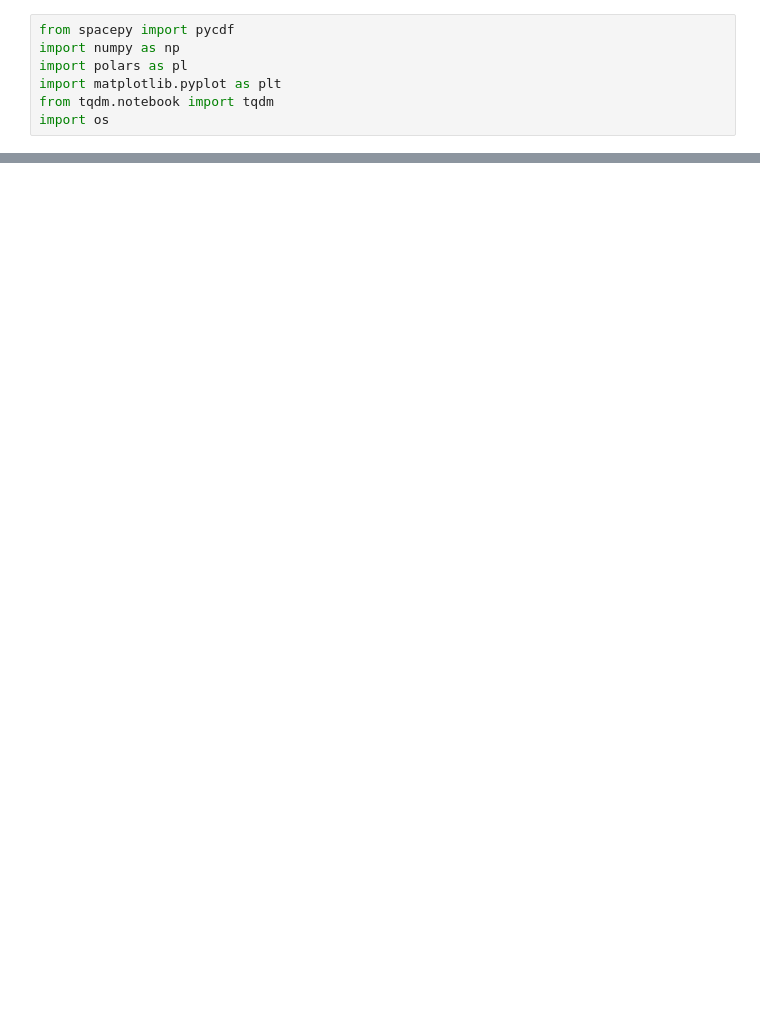
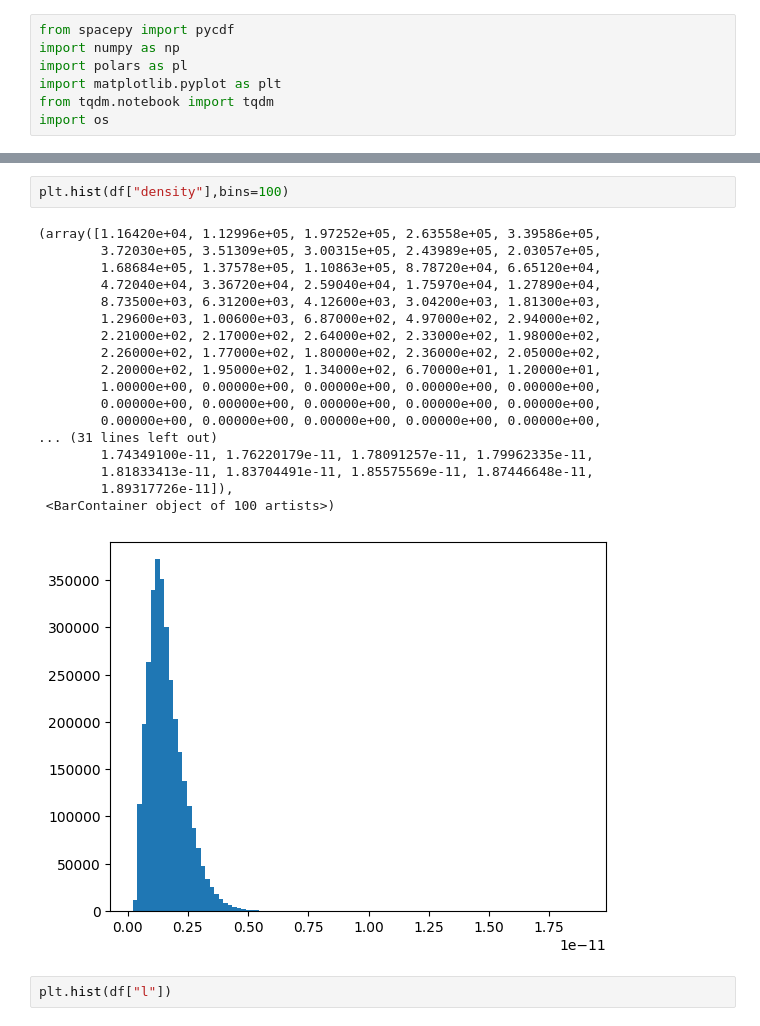
Before and after one commit to mrpatrick1991/perceptive_techeval, a Jupyter notebook: notebooks/model.ipynb, the cells around one changed output, grey strips where cells are left out. Saved outputs shown, nothing was run; the diff lists cells and outputs as text; blank space fills up the shorter version.

```diff
--- a/notebooks/model.ipynb
+++ b/notebooks/model.ipynb
@@ -206,0 +193,23 @@ R² Score: -5.533057789719464e-09
+# %%
+plt.hist(df["density"],bins=100)
+# %% [output]
+(array([1.16420e+04, 1.12996e+05, 1.97252e+05, 2.63558e+05, 3.39586e+05,
+        3.72030e+05, 3.51309e+05, 3.00315e+05, 2.43989e+05, 2.03057e+05,
+        1.68684e+05, 1.37578e+05, 1.10863e+05, 8.78720e+04, 6.65120e+04,
+        4.72040e+04, 3.36720e+04, 2.59040e+04, 1.75970e+04, 1.27890e+04,
+        8.73500e+03, 6.31200e+03, 4.12600e+03, 3.04200e+03, 1.81300e+03,
+        1.29600e+03, 1.00600e+03, 6.87000e+02, 4.97000e+02, 2.94000e+02,
+        2.21000e+02, 2.17000e+02, 2.64000e+02, 2.33000e+02, 1.98000e+02,
+        2.26000e+02, 1.77000e+02, 1.80000e+02, 2.36000e+02, 2.05000e+02,
+        2.20000e+02, 1.95000e+02, 1.34000e+02, 6.70000e+01, 1.20000e+01,
+        1.00000e+00, 0.00000e+00, 0.00000e+00, 0.00000e+00, 0.00000e+00,
+        0.00000e+00, 0.00000e+00, 0.00000e+00, 0.00000e+00, 0.00000e+00,
+        0.00000e+00, 0.00000e+00, 0.00000e+00, 0.00000e+00, 0.00000e+00,
+... (31 lines left out)
+        1.74349100e-11, 1.76220179e-11, 1.78091257e-11, 1.79962335e-11,
+        1.81833413e-11, 1.83704491e-11, 1.85575569e-11, 1.87446648e-11,
+        1.89317726e-11]),
+ <BarContainer object of 100 artists>)
+[figure, added]
+# %%
+plt.hist(df["l"])
```
Also changed, not shown: parts of 7 cells of this notebook.
